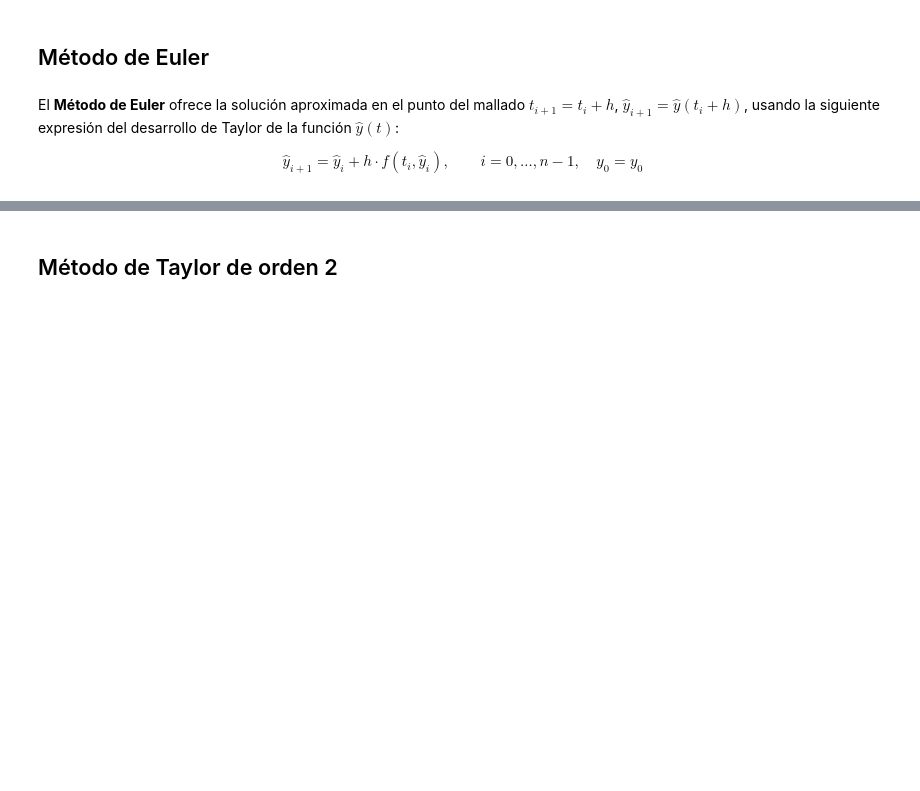
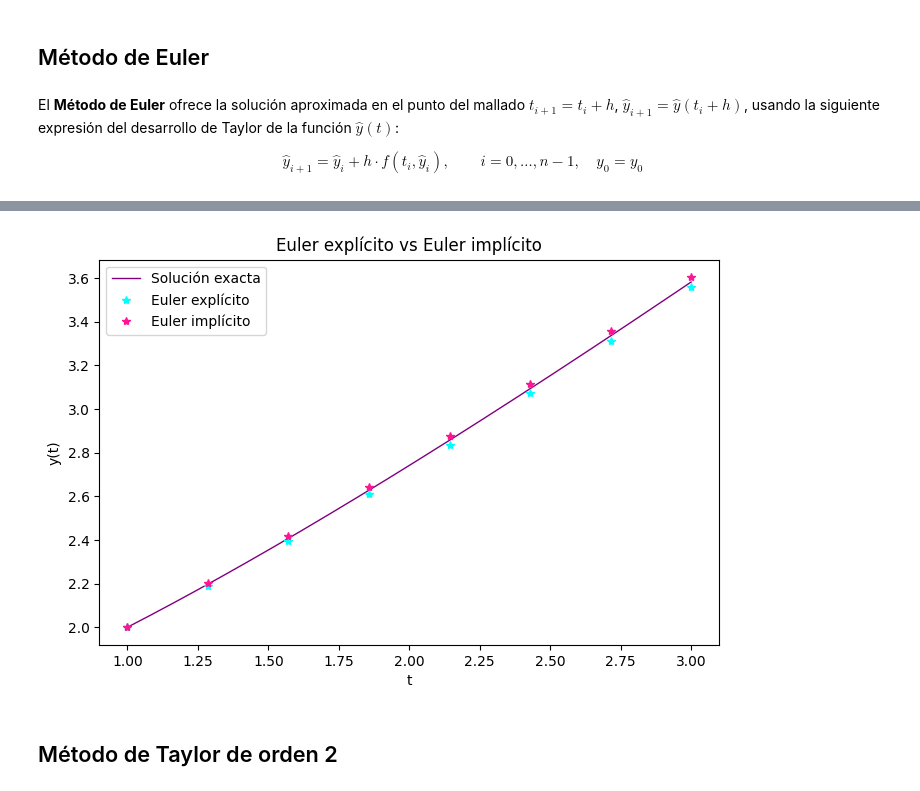
Before and after one commit to campereza043/MFC2026, a Jupyter notebook: 2.EDOs/1_2EDOs_PVI.ipynb, the cells around one changed output, grey strips where cells are left out. Cells and saved outputs as stored; diff of their text form; code cells hidden in the pictures; blank space fills up the shorter version.

```diff
--- a/2.EDOs/1_2EDOs_PVI.ipynb
+++ b/2.EDOs/1_2EDOs_PVI.ipynb
@@ -288,3 +285,80 @@ HelperPlot2(df)
+# %%
+# ================================
+# COMPARACIÓN EULER EXPLÍCITO vs IMPLÍCITO
+# ================================
+
+import numpy as np
+import matplotlib.pyplot as plt
+
+# ---------------------------
+# Euler implícito (Backward Euler)
+# ---------------------------
+def MetodoEulerImplicito(a, b, n, y0, f, tol=1e-10, max_iter=100):
+
+    h = (b - a) / n
+
+    t = np.zeros(n + 1)
+    yHat = np.zeros(n + 1)
+
+    t[0] = a
+    yHat[0] = y0
+
+    for i in range(n):
+        t[i+1] = a + (i+1)*h
+
+        # inicialización (usar Euler explícito como predicción)
+        y_next = yHat[i]
+
+        # iteración de punto fijo para resolver:
+        # y_{n+1} = y_n + h f(t_{n+1}, y_{n+1})
+        for _ in range(max_iter):
+            y_new = yHat[i] + h*f(t[i+1], y_next)
+            if abs(y_new - y_next) < tol:
+                break
+            y_next = y_new
+
+        yHat[i+1] = y_next
+
+    return t, yHat
+
+
+# ---------------------------
+# usar MISMO problema del notebook
+# ---------------------------
+a = 1
+b = 3
+n = 7   # puedes cambiar a 5 si quieres que se vea más la diferencia
+y0 = 2
+
+# Euler explícito (del notebook)
+df_exp = MetodoEuler(a, b, n, y0, f, y=y, complete=True)
+t_exp = df_exp["t"]
+y_exp = df_exp["yHat"]
+
+# Euler implícito
+t_imp, y_imp = MetodoEulerImplicito(a, b, n, y0, f)
+
+# solución exacta
+t_exact = np.linspace(a, b, 200)
+y_exact = [y(ti) for ti in t_exact]
+
+# ---------------------------
+# gráfica
+# ---------------------------
+plt.figure(figsize=(8,5))
+
+plt.plot(t_exact, y_exact, label="Solución exacta", linewidth=1, color="purple")
+plt.plot(t_exp, y_exp, color="cyan", marker="*", linestyle='', label="Euler explícito")
+plt.plot(t_imp, y_imp, color="deeppink", marker="*", linestyle='', label="Euler implícito")
+
+plt.xlabel("t")
+plt.ylabel("y(t)")
+plt.title("Euler explícito vs Euler implícito")
+plt.legend()
+
+plt.show()
+# %% [output]
+[figure, added]
 # %% [markdown]
 ## Método de Taylor de orden 2
 # %% [markdown]
```
Also changed, not shown: parts of 3 cells of this notebook.
